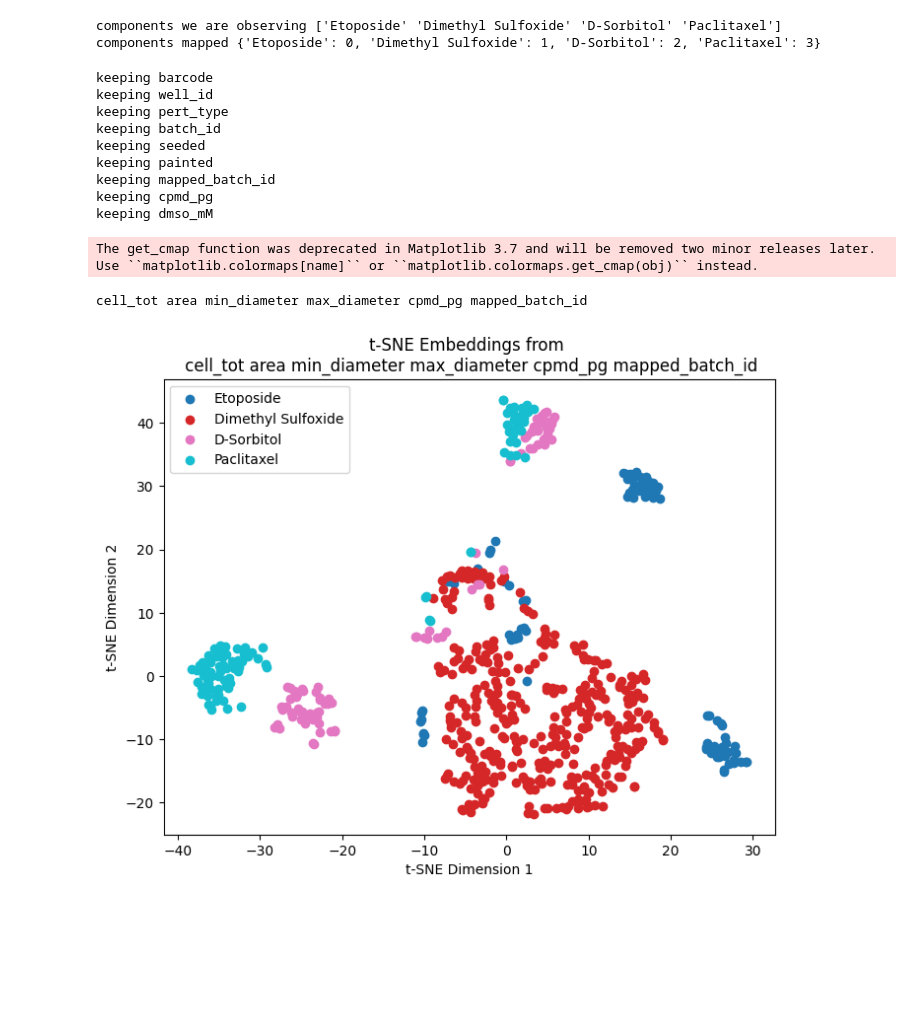
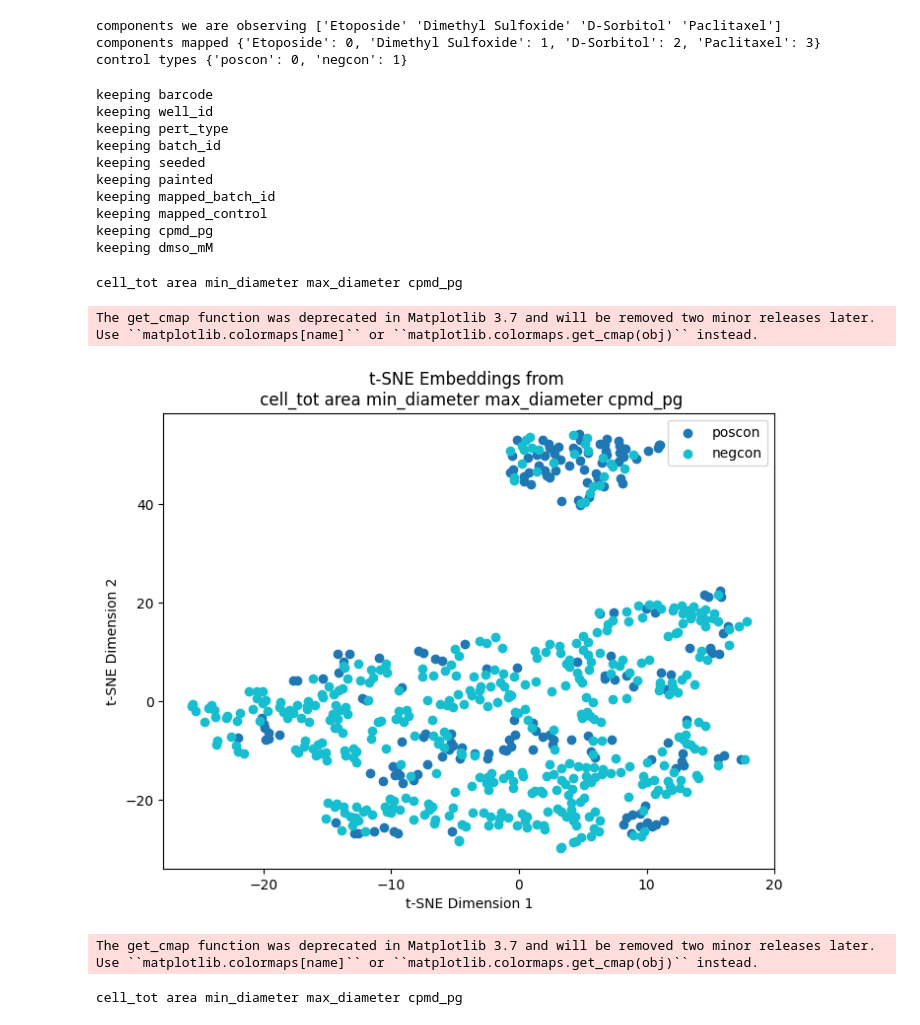
Before and after one commit to ClaraJGit/SegMine, a Jupyter notebook: DataAnalysis.ipynb, the cells around one changed output. Cells and saved outputs as stored; diff of their text form; code cells hidden in the pictures; blank space fills up the shorter version.

```diff
--- a/DataAnalysis.ipynb
+++ b/DataAnalysis.ipynb
@@ -18,9 +18,15 @@ mapping = {k: v for v, k in enumerate(metadata_df['batch_id'].unique())}
 inv_mapping = {v: k for k, v in mapping.items()}
 print("components mapped",mapping)
 metadata_df['mapped_batch_id'] = metadata_df['batch_id'].map(mapping)
+
+control_mapping = {k: v for v, k in enumerate(metadata_df['pert_type'].unique())}
+inv_control_mapping = {v: k for k, v in control_mapping.items()}
+metadata_df['mapped_control'] = metadata_df['pert_type'].map(control_mapping)
+print("control types",control_mapping)
 # %% [output]
 components we are observing ['Etoposide' 'Dimethyl Sulfoxide' 'D-Sorbitol' 'Paclitaxel']
 components mapped {'Etoposide': 0, 'Dimethyl Sulfoxide': 1, 'D-Sorbitol': 2, 'Paclitaxel': 3}
+control types {'poscon': 0, 'negcon': 1}
 # %%
 # Simplify the metadata
 
@@ -62,7 +68,7 @@ for elem in column_names:
 # Merge the DataFrames on the 'well_id' column
 combined_df = pd.merge(metadata_df, morphometry_df, on='well_id')
 # Define the desired column order
-desired_columns = ['well_id','barcode', 'mapped_batch_id', 'cpmd_pg', 'dmso_mM', 'pert_type','site_id', 'cell_tot', 'area', 'min_diameter', 'max_diameter', 'seeded', 'painted']
+desired_columns = ['well_id','barcode', 'mapped_batch_id','mapped_control', 'cpmd_pg', 'dmso_mM', 'pert_type','site_id', 'cell_tot', 'area', 'min_diameter', 'max_diameter', 'seeded', 'painted']
 # Reorder the columns
 combined_df = combined_df.reindex(columns=desired_columns)
 combined_df.to_csv("data/combined_data.csv", index=False)
@@ -74,42 +80,66 @@ keeping batch_id
 keeping seeded
 keeping painted
 keeping mapped_batch_id
+keeping mapped_control
 keeping cpmd_pg
 keeping dmso_mM
 # %%
 # Preprocess the data
-metrics = ['cell_tot', 'area', 'min_diameter', 'max_diameter', 'cpmd_pg', 'mapped_batch_id']
+metrics = ['cell_tot', 'area', 'min_diameter', 'max_diameter', 'cpmd_pg']
 X = combined_df[metrics].values
 X = StandardScaler().fit_transform(X)  # Standardize the features
 
 # Compute t-SNE embeddings
-tsne = TSNE(random_state=42) #perplexity=3 #learning_rate=50, n_components=2,
+tsne = TSNE(learning_rate=50,random_state=42) #perplexity=3 # n_components=2,
 X_tsne = tsne.fit_transform(X)
 tsne_df = pd.DataFrame(X_tsne, columns=['tsne_x', 'tsne_y'])
-tsne_df['label'] = combined_df['mapped_batch_id']  # Assuming 'mapped_batch_id' is the 6th column
 
+
+# Looking at the distribution with control type colormap
+tsne_df['label'] = combined_df['mapped_control']
 # Assuming you already have 'tsne_df' DataFrame with t-SNE coordinates and 'label' column
 # Create a list of unique labels (integer values)
 unique_labels = sorted(tsne_df['label'].unique())
-
 # Create a colormap with distinct colors for each label
 colors = plt.cm.get_cmap('tab10', len(unique_labels))
-
 # Plot each label separately with its corresponding color
 plt.figure(figsize=(8, 6))
 for i, label in enumerate(unique_labels):
     label_data = tsne_df[tsne_df['label'] == label]
-    plt.scatter(label_data['tsne_x'], label_data['tsne_y'], color=colors(i), label=inv_mapping[label])
-
+    plt.scatter(label_data['tsne_x'], label_data['tsne_y'], color=colors(i), label=inv_control_mapping[label])
 metrics_string = ' '.join(x for x in metrics)
 print(metrics_string)
 plt.xlabel('t-SNE Dimension 1')
 plt.ylabel('t-SNE Dimension 2')
 plt.title('t-SNE Embeddings from \n '+metrics_string)
 plt.legend()
-plt.savefig("data/t-SNE.png")
+plt.savefig("data/t-SNE-per_control_type.png")
 plt.show()
+
+
+# Looking at the distribution with compound type colormap
+tsne_df['label'] = combined_df['mapped_batch_id']
+# Assuming you already have 'tsne_df' DataFrame with t-SNE coordinates and 'label' column
+# Create a list of unique labels (integer values)
+unique_labels = sorted(tsne_df['label'].unique())
+# Create a colormap with distinct colors for each label
+colors = plt.cm.get_cmap('tab10', len(unique_labels))
+# Plot each label separately with its corresponding color
+plt.figure(figsize=(8, 6))
+for i, label in enumerate(unique_labels):
+    label_data = tsne_df[tsne_df['label'] == label]
+    plt.scatter(label_data['tsne_x'], label_data['tsne_y'], color=colors(i), label=inv_mapping[label])
+metrics_string = ' '.join(x for x in metrics)
+print(metrics_string)
+plt.xlabel('t-SNE Dimension 1')
+plt.ylabel('t-SNE Dimension 2')
+plt.title('t-SNE Embeddings from \n '+metrics_string)
+plt.legend()
+plt.savefig("data/t-SNE-per_compound_type.png")
+plt.show()
 # %% [output]
-The get_cmap function was deprecated in Matplotlib 3.7 and will be removed two minor releases later. Use ``matplotlib.colormaps[name]`` or ``matplotlib.colormaps.get_cmap(obj)`` instead.
+cell_tot area min_diameter max_diameter cpmd_pg
-cell_tot area min_diameter max_diameter cpmd_pg mapped_batch_id
+The get_cmap function was deprecated in Matplotlib 3.7 and will be removed two minor releases later. Use ``matplotlib.colormaps[name]`` or ``matplotlib.colormaps.get_cmap(obj)`` instead.
-[figure, old version]
+[figure, new version]
+The get_cmap function was deprecated in Matplotlib 3.7 and will be removed two minor releases later. Use ``matplotlib.colormaps[name]`` or ``matplotlib.colormaps.get_cmap(obj)`` instead.
+cell_tot area min_diameter max_diameter cpmd_pg
```
Also changed, not shown: parts of 1 cell of this notebook, 5 other files.
